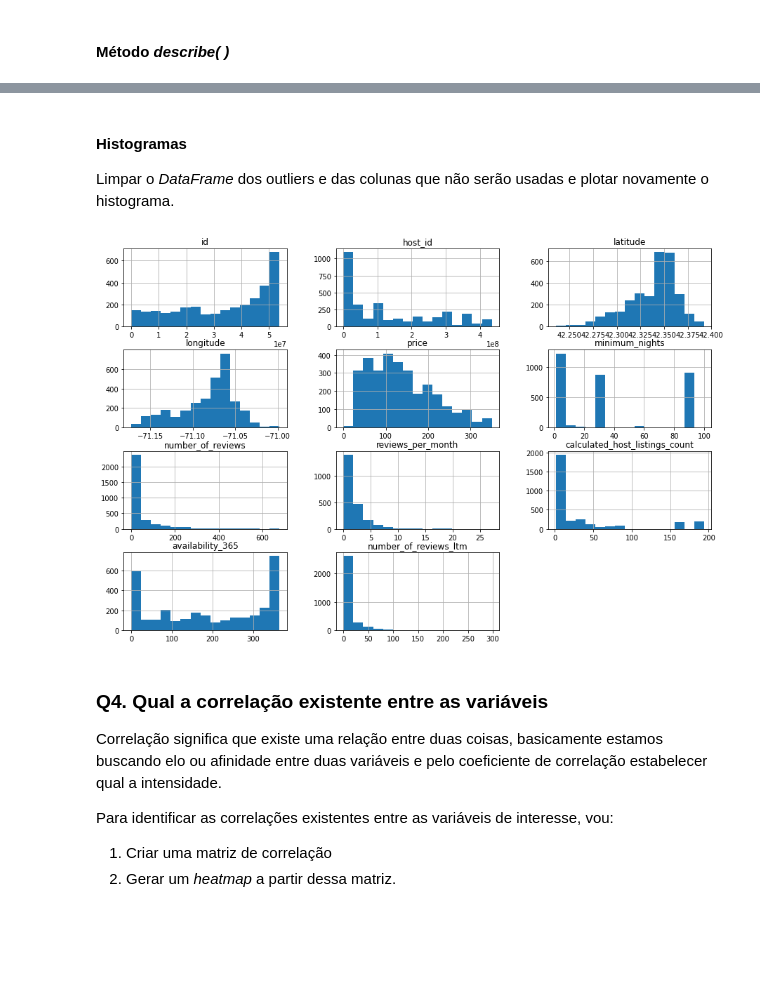
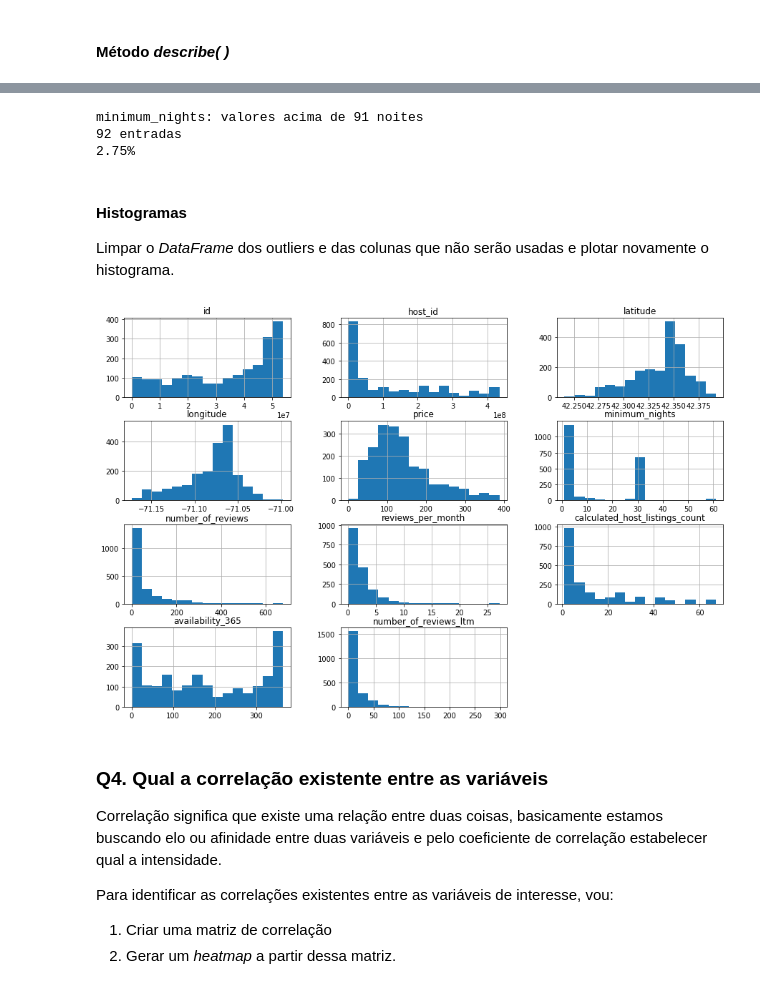
Before and after one commit to AmandaAntonio/AmandaAntonio, a Jupyter notebook: Analisando_os_Dados_do_Airbnb_|_Boston.ipynb, the cells around one changed output, grey strips where cells are left out. Saved outputs shown, nothing was run; the diff lists cells and outputs as text; code cells hidden in the pictures; blank space fills up the shorter version.

```diff
--- a/Analisando_os_Dados_do_Airbnb_|_Boston.ipynb
+++ b/Analisando_os_Dados_do_Airbnb_|_Boston.ipynb
@@ -231,22 +270,29 @@ Já as colunas **neighbourhood_group, license, last_review e host_name** seram e
+# %%
+# ver quantidade de valores acima de 91 dias para minimum_nights
+print('minimum_nights: valores acima de 91 noites')
+print("{} entradas".format(len(df[df.minimum_nights > 91])))
+print("{:.2f}%".format((len(df[df.minimum_nights > 91]) / df.shape[0])*100))
+# %% [output]
+minimum_nights: valores acima de 91 noites
+92 entradas
+2.75%
 # %% [markdown]
 #### Histogramas
  Limpar o *DataFrame* dos outliers e das colunas que não serão usadas e plotar novamente o histograma.
 # %%
 # remover os *outliers* em um novo DataFrame
 df2 = df.copy()
-df2.drop(df2[df2.price > 350 ].index, axis=0, inplace=True)
-df2.drop(df2[df2.minimum_nights > 100].index, axis=0, inplace=True)
+df2.drop(df2[df2.price > 388.05 ].index, axis=0, inplace=True)
+df2.drop(df2[df2.minimum_nights > 61].index, axis=0, inplace=True)
+df2.drop(df2[df2.calculated_host_listings_count > 87].index, axis=0, inplace=True)
 
 # remover colunas que não serão utilizadas
 df2.drop('neighbourhood_group', axis=1, inplace=True)
-df2.drop('license', axis=1, inplace=True)
-df2.drop('last_review', axis=1, inplace=True)
-df2.drop('host_name', axis=1, inplace=True)
 
 # plotar o histograma para as variáveis numéricas
 df2.hist(bins=15, figsize=(15,10));
 # %% [output]
-[figure, old version]
+[figure, new version]
 # %% [markdown]
 ### **Q4. Qual a correlação existente entre as variáveis**
 
```
Also changed, not shown: parts of 32 cells of this notebook.
